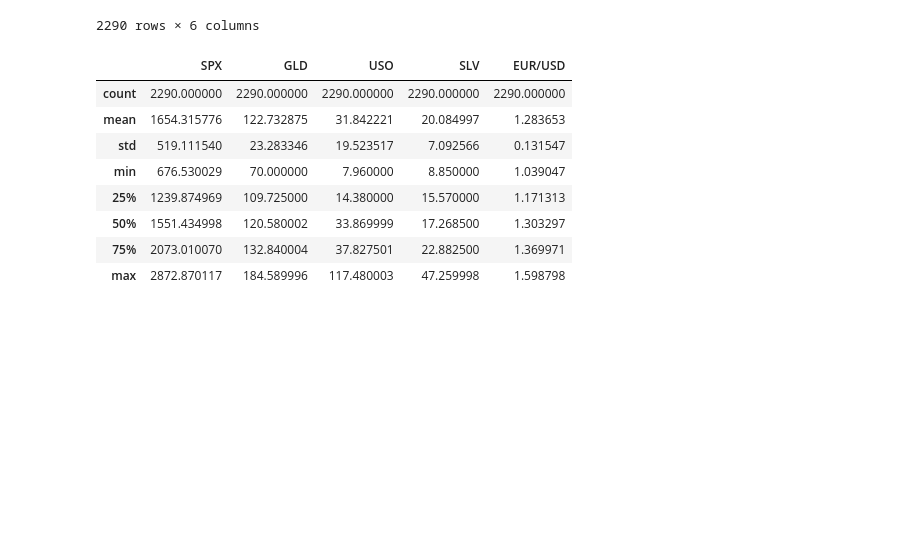
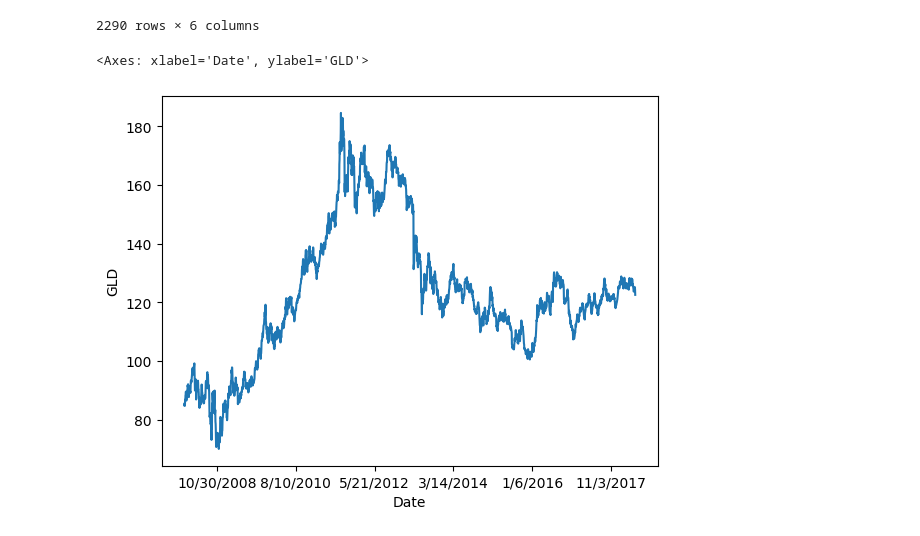
Before and after one commit to Himmu5/data-analysis, a Jupyter notebook: notebooks/gold_price_analysis.ipynb, the cells around one changed output. Cells and saved outputs as stored; diff of their text form; code cells hidden in the pictures; blank space fills up the shorter version.

Commit message:
feat: some gold analysis added

```diff
--- a/notebooks/gold_price_analysis.ipynb
+++ b/notebooks/gold_price_analysis.ipynb
@@ -24,15 +25,10 @@ gold_data
 | 2288 | 5/14/2018 | 2730.129883 | 124.489998 | 14.380000 | 15.5600 | 1.193118 |
 | 2289 | 5/16/2018 | 2725.780029 | 122.543800 | 14.405800 | 15.4542 | 1.182033 |
 2290 rows × 6 columns
-# %%
-gold_data.describe()
-# %% [output]
-|  | SPX | GLD | USO | SLV | EUR/USD |
-| count | 2290.000000 | 2290.000000 | 2290.000000 | 2290.000000 | 2290.000000 |
-| mean | 1654.315776 | 122.732875 | 31.842221 | 20.084997 | 1.283653 |
-| std | 519.111540 | 23.283346 | 19.523517 | 7.092566 | 0.131547 |
-| min | 676.530029 | 70.000000 | 7.960000 | 8.850000 | 1.039047 |
-| 25% | 1239.874969 | 109.725000 | 14.380000 | 15.570000 | 1.171313 |
-| 50% | 1551.434998 | 120.580002 | 33.869999 | 17.268500 | 1.303297 |
-| 75% | 2073.010070 | 132.840004 | 37.827501 | 22.882500 | 1.369971 |
-| max | 2872.870117 | 184.589996 | 117.480003 | 47.259998 | 1.598798 |
+# %%
+ax = plt.gca()
+ax.xaxis.set_major_locator(mdates.DayLocator(interval=400))
+sns.lineplot(data=gold_data, x="Date", y="GLD")
+# %% [output]
+<Axes: xlabel='Date', ylabel='GLD'>
+[figure, added]
```
Also changed, not shown: parts of 1 cell of this notebook.
